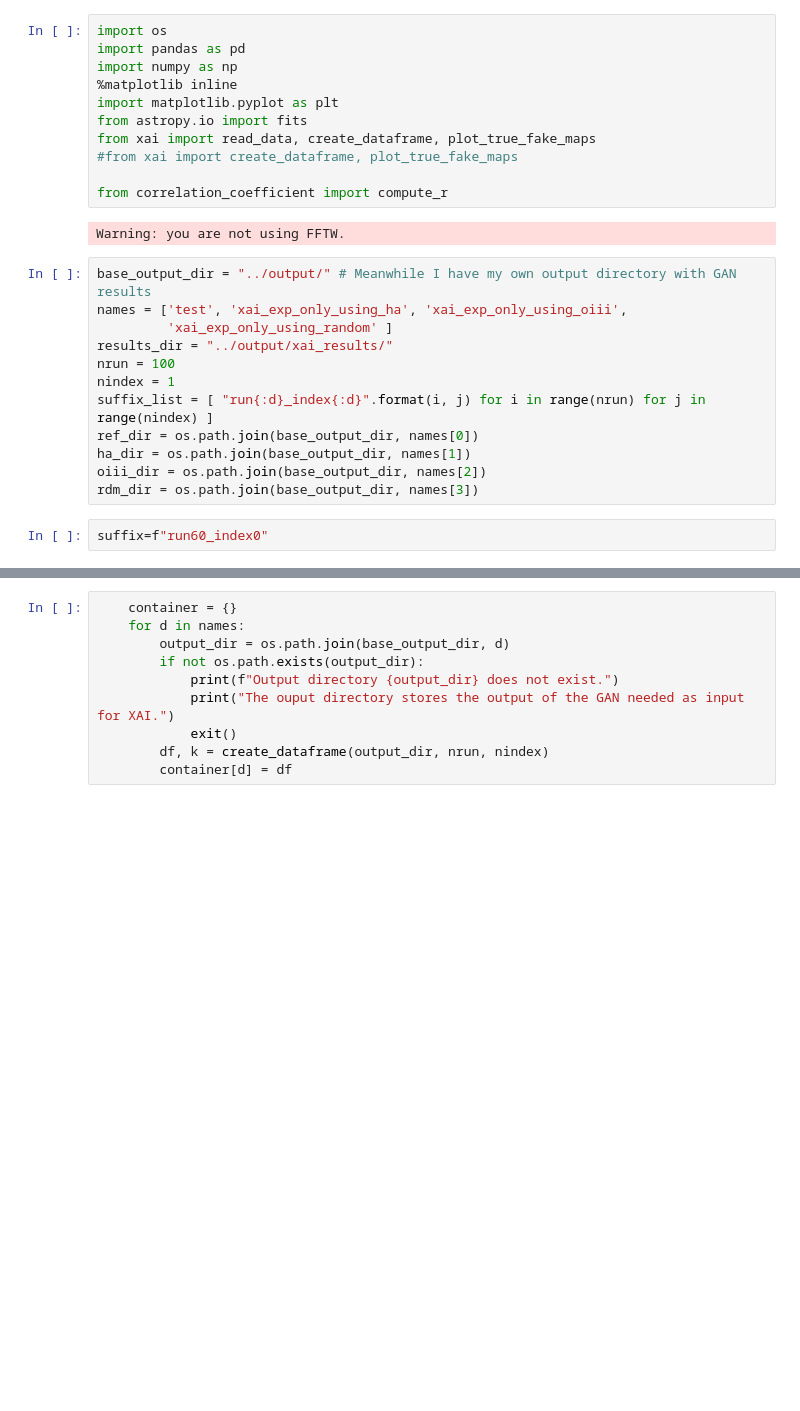
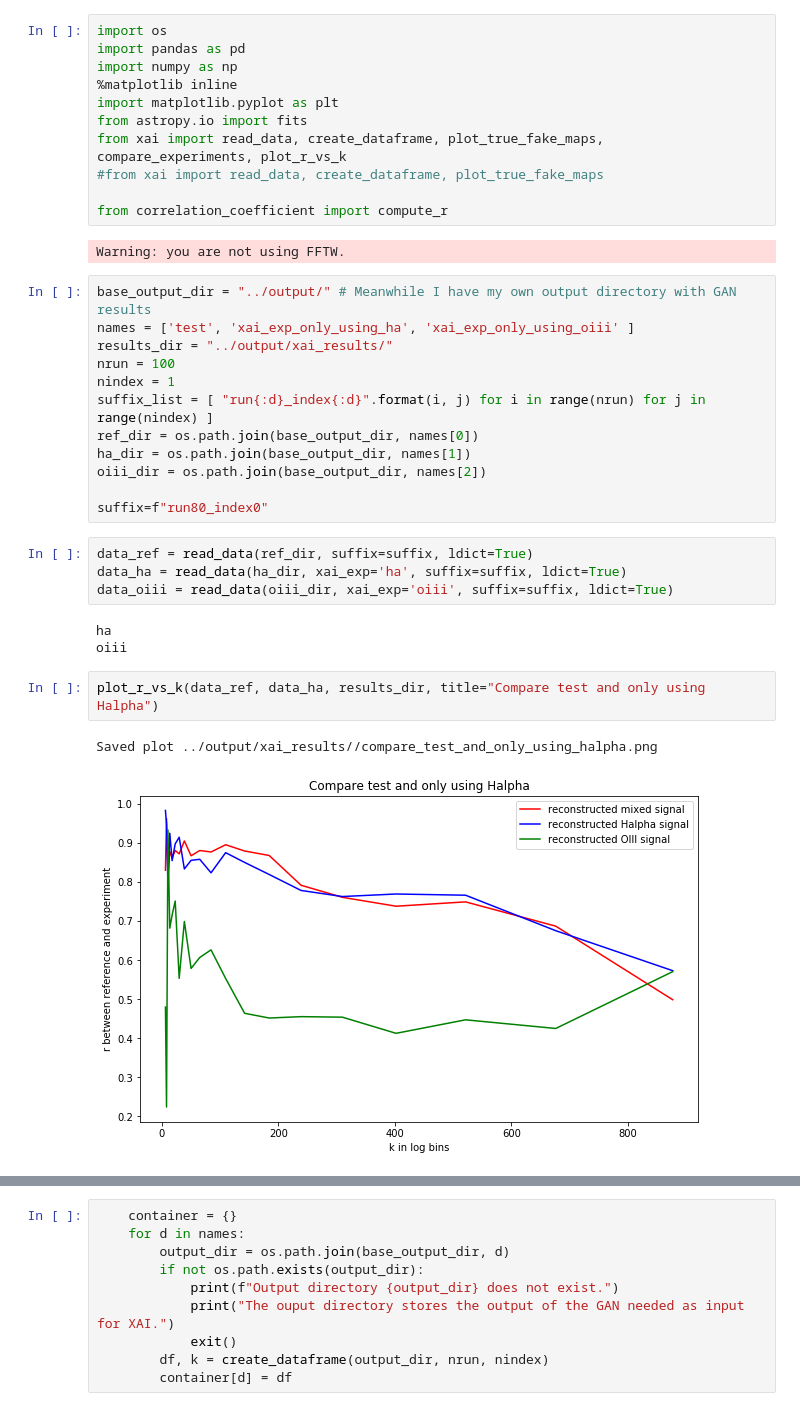
Before and after one commit to knmoriwaki/IM2IM, a Jupyter notebook: explain/my_xai_dataframe_development.ipynb, the cells around one changed output, grey strips where cells are left out. Drawn from its saved outputs; the diff is of its cells as text; blank space fills up the shorter version.

```diff
--- a/explain/my_xai_dataframe_development.ipynb
+++ b/explain/my_xai_dataframe_development.ipynb
@@ -5,16 +5,15 @@ import numpy as np
 %matplotlib inline
 import matplotlib.pyplot as plt
 from astropy.io import fits
-from xai import read_data, create_dataframe, plot_true_fake_maps
-#from xai import create_dataframe, plot_true_fake_maps
+from xai import read_data, create_dataframe, plot_true_fake_maps, compare_experiments, plot_r_vs_k
+#from xai import read_data, create_dataframe, plot_true_fake_maps
 
 from correlation_coefficient import compute_r
 # %% [output]
 Warning: you are not using FFTW.
 # %%
 base_output_dir = "../output/" # Meanwhile I have my own output directory with GAN results
-names = ['test', 'xai_exp_only_using_ha', 'xai_exp_only_using_oiii',
-         'xai_exp_only_using_random' ]
+names = ['test', 'xai_exp_only_using_ha', 'xai_exp_only_using_oiii' ]
 results_dir = "../output/xai_results/"
 nrun = 100
 nindex = 1
@@ -22,6 +21,17 @@ suffix_list = [ "run{:d}_index{:d}".format(i, j) for i in range(nrun) for j in r
 ref_dir = os.path.join(base_output_dir, names[0])
 ha_dir = os.path.join(base_output_dir, names[1])
 oiii_dir = os.path.join(base_output_dir, names[2])
-rdm_dir = os.path.join(base_output_dir, names[3])
+
+suffix=f"run80_index0"
-# %%
-suffix=f"run60_index0"
+# %%
+data_ref = read_data(ref_dir, suffix=suffix, ldict=True)
+data_ha = read_data(ha_dir, xai_exp='ha', suffix=suffix, ldict=True)
+data_oiii = read_data(oiii_dir, xai_exp='oiii', suffix=suffix, ldict=True)
+# %% [output]
+ha
+oiii
+# %%
+plot_r_vs_k(data_ref, data_ha, results_dir, title="Compare test and only using Halpha")
+# %% [output]
+Saved plot ../output/xai_results//compare_test_and_only_using_halpha.png
+[figure, added]
```
Also changed, not shown: parts of 6 cells of this notebook.
